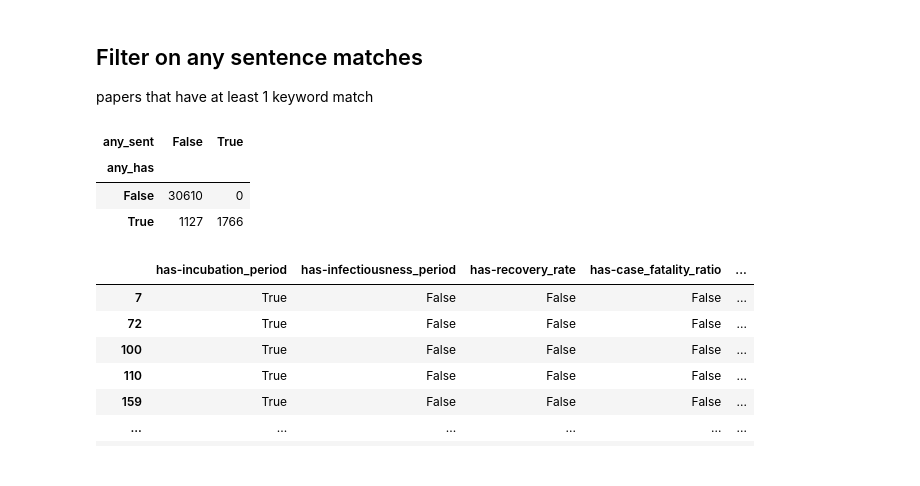
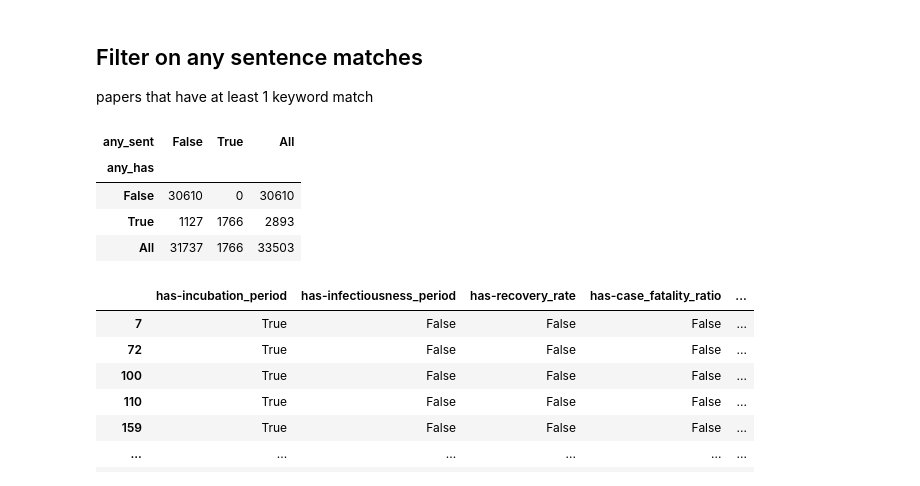
Before and after one commit to databridgevt/covid19, a Jupyter notebook: analysis/db/id_model_inputs/03-filtered_incubation_sentences.py.ipynb, the cells around one changed output. Saved outputs shown, nothing was run; the diff lists cells and outputs as text; code cells hidden in the pictures.

```diff
--- a/analysis/db/id_model_inputs/03-filtered_incubation_sentences.py.ipynb
+++ b/analysis/db/id_model_inputs/03-filtered_incubation_sentences.py.ipynb
@@ -40,12 +41,13 @@ kw_metadata_df['any_has'] = kw_metadata_df.filter(like="has-").apply(any, axis=1
 kw_metadata_df['any_sent'] = kw_metadata_df.filter(like="sent-").astype(bool).apply(any, axis=1)
 # %%
 # any_sent looks at "incubation period day" while any has only looks at "incubation period"
-pd.crosstab(kw_metadata_df['any_has'], kw_metadata_df['any_sent'])
+pd.crosstab(kw_metadata_df['any_has'], kw_metadata_df['any_sent'], margins=True)
 # %% [output]
-| any_sent | False | True |
-| any_has |  |  |
-| False | 30610 | 0 |
-| True | 1127 | 1766 |
+| any_sent | False | True | All |
+| any_has |  |  |  |
+| False | 30610 | 0 | 30610 |
+| True | 1127 | 1766 | 2893 |
+| All | 31737 | 1766 | 33503 |
 # %%
 kw_metadata_df[(kw_metadata_df['any_sent'] == False) & (kw_metadata_df['any_has'] == True)].filter(regex='has-|sent-')
 # %% [output]
```
Also changed, not shown: parts of 43 cells of this notebook.
